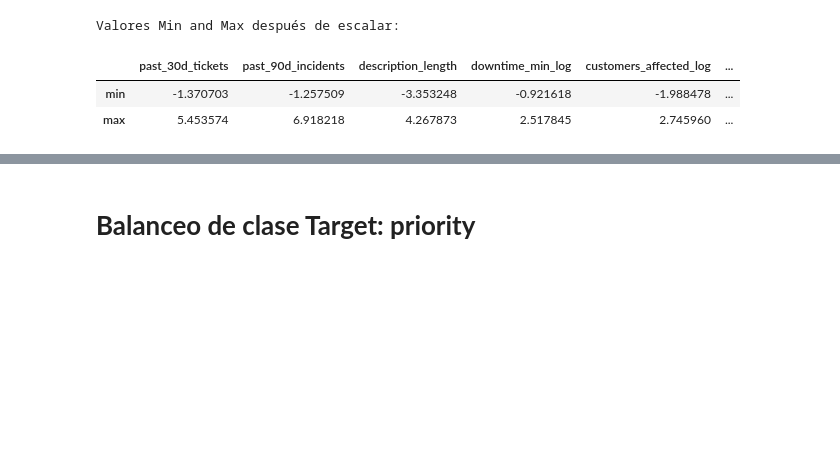
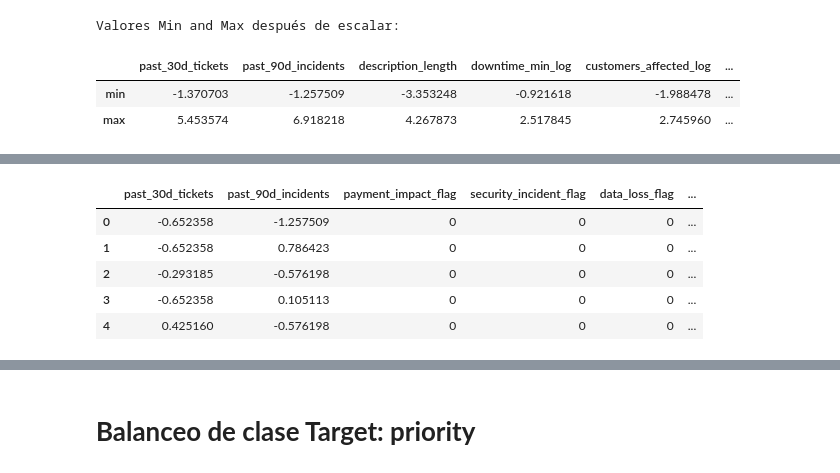
Before and after one commit to mmcuervo/ExamMLcategorias, a Jupyter notebook: 02_eda.ipynb, the cells around one changed output, grey strips where cells are left out. Drawn from its saved outputs; the diff is of its cells as text; code cells hidden in the pictures; blank space fills up the shorter version.

```diff
--- a/02_eda.ipynb
+++ b/02_eda.ipynb
@@ -474,9 +489,3 @@ Valores Min and Max después de escalar:
 |  | past_30d_tickets | past_90d_incidents | description_length | downtime_min_log | customers_affected_log | ... |
 | min | -1.370703 | -1.257509 | -3.353248 | -0.921618 | -1.988478 | ... |
 | max | 5.453574 | 6.918218 | 4.267873 | 2.517845 | 2.745960 | ... |
-# %%
-#3 Verificamos el archivo (info, head)
-print("Dimensiones del dataset:" )
-dc.info()
-pd.set_option('display.max_columns', None)
-dc.head()
@@ -569,10 +491,0 @@ Valores Min and Max después de escalar:
-# %%
-# 28Apply one-hot encoding to categorical variables
-cols_to_encode = ['industry', 'company_size', 'customer_tier', 'product_area']
-
-# Use pd.get_dummies to apply one-hot encoding
-dc = pd.get_dummies(dc, columns=cols_to_encode, drop_first=True, dtype=int)
-
-print("DataFrame after one-hot encoding:")
-dc.info()
-display(dc.head())
@@ -647,0 +492,60 @@ Columnas restantes en el DataFrame dc después de eliminar booking_channel:
+# %%
+#8  Define the allowed categories for each column (re-defining here for clarity in this cell)
+# Definir las categorías permitidas para cada columna (re-definidas aquí para mayor claridad en esta celda)
+allowed_categories = {
+    'company_size': ['Small', 'Medium', 'Large'],
+    'industry': ['media', 'healthcare', 'gaming', 'ecommerce', 'saas_b2b', 'logistics', 'fintech'],
+    'customer_tier': ['Basic', 'Plus', 'Enterprise'],
+    'product_area': ['mobile', 'analytics', 'notifications', 'auth', 'billing', 'data_pipeline']
+}
+
+cols_to_encode = ['industry', 'company_size', 'customer_tier', 'product_area']
+
+print("Aplicando One-Hot Encoding a las columnas categóricas:")
+# Applying One-Hot Encoding to categorical columns:
+
+# First, handle unexpected categories by grouping them into 'other'
+# Primero, manejar las categorías no esperadas agrupándolas en 'other'
+print("Manejo de subcategorías no esperadas antes de One-Hot Encoding:")
+for col in cols_to_encode:
+    if col in dc.columns and dc[col].dtype == 'object':
+        # Identify unexpected values
+        unexpected_values = dc[col][~dc[col].isin(allowed_categories.get(col, []))].unique()
+
+        if len(unexpected_values) > 0:
+            # Replace unexpected values with 'other'
+            dc[col] = dc[col].apply(lambda x: x if x in allowed_categories.get(col, []) else 'other')
+            print(f"- Columna '{col}': Se agruparon {len(unexpected_values)} subcategorías no esperadas en 'other'.")
+        else:
+            print(f"- Columna '{col}': No se encontraron subcategorías no esperadas.")
+    elif col in dc.columns:
+         print(f"- Advertencia: La columna '{col}' existe pero no es de tipo 'object'. No se aplicó manejo de subcategorías.")
+    else:
+         print(f"- Advertencia: La columna '{col}' no se encontró en el DataFrame.")
+
+
+# Now, apply one-hot encoding to the (potentially modified) columns
+# Ahora, aplicar one-hot encoding a las columnas (potencialmente modificadas)
+# Keep 'priority' column if it exists before one-hot encoding
+# Mantener la columna 'priority' si existe antes de one-hot encoding
+priority_col = None
+if 'priority' in dc.columns:
+    priority_col = dc['priority']
+    dc = dc.drop(columns=['priority'])
+
+
+# Use pd.get_dummies to apply one-hot encoding, including the 'other' category if created
+# Usar pd.get_dummies para aplicar one-hot encoding, incluyendo la categoría 'other' si fue creada
+dc = pd.get_dummies(dc, columns=cols_to_encode, drop_first=False, dtype=int) # Keep all categories for now
+
+# Re-add 'priority' column if it was removed
+# Volver a añadir la columna 'priority' si fue eliminada
+if priority_col is not None:
+    dc['priority'] = priority_col
+
+
+print("\nDataFrame después de One-Hot Encoding:")
+# DataFrame after One-Hot Encoding:
+dc.info()
+display(dc.head())
+# %% [output]
@@ -647,0 +569,6 @@ Columnas restantes en el DataFrame dc después de eliminar booking_channel:
+|  | past_30d_tickets | past_90d_incidents | payment_impact_flag | security_incident_flag | data_loss_flag | ... |
+| 0 | -0.652358 | -1.257509 | 0 | 0 | 0 | ... |
+| 1 | -0.652358 | 0.786423 | 0 | 0 | 0 | ... |
+| 2 | -0.293185 | -0.576198 | 0 | 0 | 0 | ... |
+| 3 | -0.652358 | 0.105113 | 0 | 0 | 0 | ... |
+| 4 | 0.425160 | -0.576198 | 0 | 0 | 0 | ... |
```
Also changed, not shown: parts of 18 cells of this notebook.
